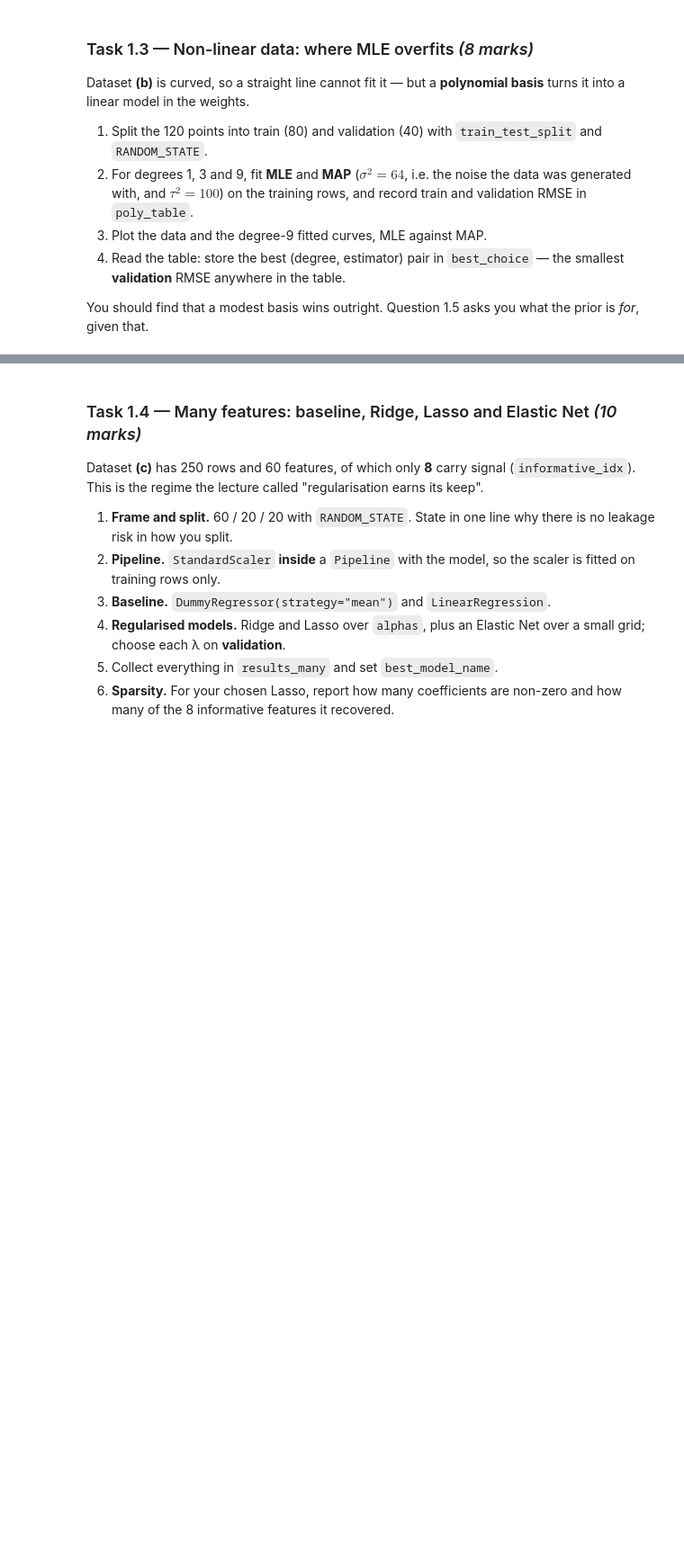
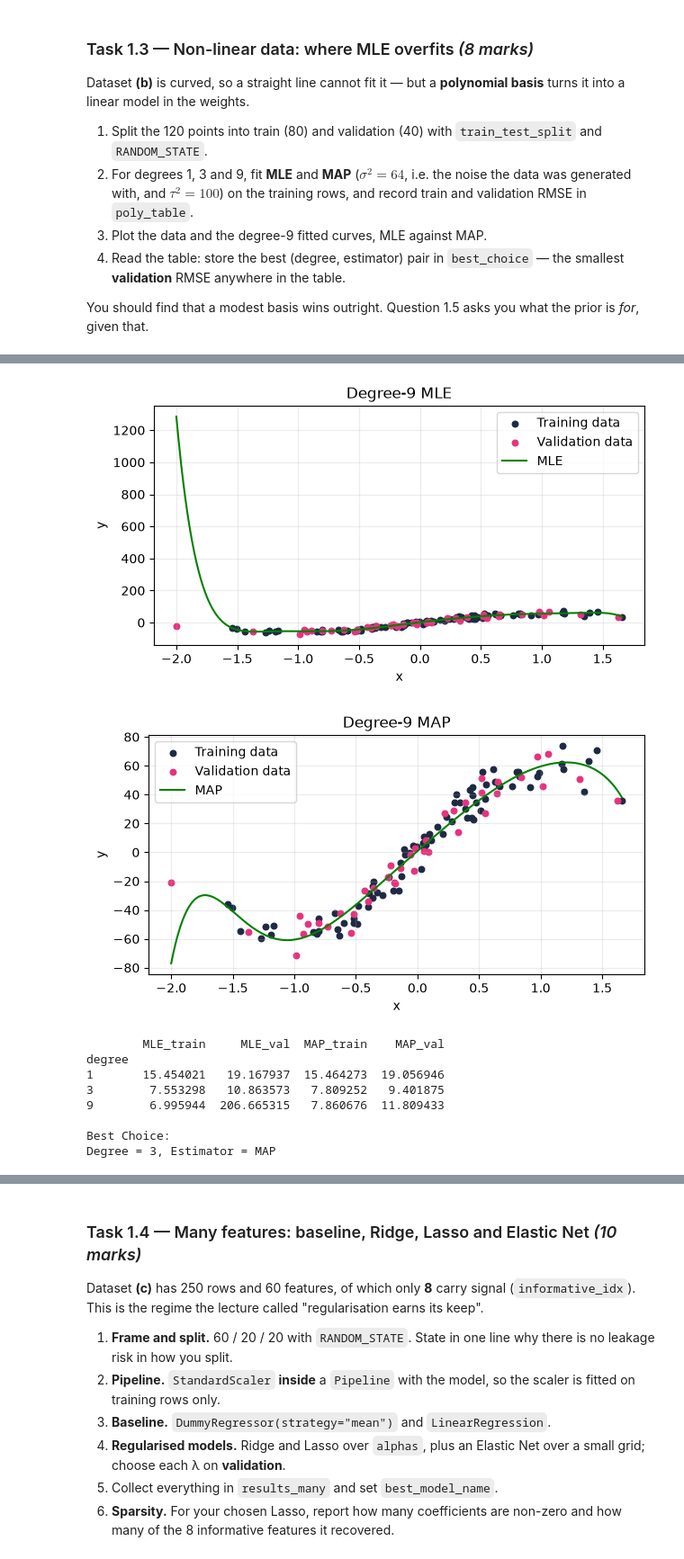
Before and after one commit to momoGrech/AdvancedAI_7CS133, a Jupyter notebook: Portfolio_Task1/AdvancedAI_7CS133_Portfolio_Task1.ipynb, the cells around one changed output, grey strips where cells are left out. Shown at 90% size. Cells and saved outputs as stored; diff of their text form; code cells hidden in the pictures; blank space fills up the shorter version.

```diff
--- a/Portfolio_Task1/AdvancedAI_7CS133_Portfolio_Task1.ipynb
+++ b/Portfolio_Task1/AdvancedAI_7CS133_Portfolio_Task1.ipynb
@@ -376,19 +394,81 @@ You should find that a modest basis wins outright. Question 1.5 asks you what th
+# %%
+def plot_polynomial_fit(x_train, y_train, x_val, y_val,
+                        weights, degree, estimator):
+    """Plot the observed data and one fitted polynomial curve."""
+    x_all = np.concatenate([x_train.ravel(), x_val.ravel()])
+    x_plot = np.linspace(x_all.min(), x_all.max(), 200)
+    Phi_plot = poly_design(x_plot, degree)
+
+    plt.figure(figsize=(6.4, 3.6))
+    plt.scatter(x_train.ravel(), y_train, color=UOW["navy"], label="Training data", s=22)
+    plt.scatter(x_val.ravel(), y_val, color=UOW["pink"], label="Validation data", s=22)
+    plt.plot(x_plot, Phi_plot @ weights, color="green", label=estimator)
+
+    plt.xlabel("x")
+    plt.ylabel("y")
+    plt.title(f"Degree-{degree} {estimator}")
+    plt.legend()
+    plt.tight_layout()
+    plt.show()
 # %%
 xtr_nl, xva_nl, ytr_nl, yva_nl = train_test_split(
     x_nl, y_nl, test_size=40, random_state=RANDOM_STATE)
 
 sigma2_nl, tau2_nl = 64.0, 100.0
 degrees = [1, 3, 9]
 
-# ===== YOUR CODE HERE =====
 # Build `poly_table` (index degree; columns MLE_train, MLE_val, MAP_train, MAP_val),
-# plot the data and the degree-9 MLE and MAP curves, and set `best_choice`
+poly_rows = []
+for degree in degrees:
+    Phi_nl = poly_design(xtr_nl, degree)
+    Phi_val_nl = poly_design(xva_nl, degree)
+    w_mle_nl = fit_mle(Phi_nl, ytr_nl)
+    w_map_nl = fit_map(Phi_nl, ytr_nl, sigma2_nl, tau2=tau2_nl)
+
+    ytr_mle_nl = Phi_nl @ w_mle_nl # Predictions for the 80 training points
+    yva_mle_nl = Phi_val_nl @ w_mle_nl # Predictions for the 40 validation points, using the same weights
+    ytr_map_nl = Phi_nl @ w_map_nl
+    yva_map_nl = Phi_val_nl @ w_map_nl
+
+
+    # Keep one row of train and validation errors for this degree.
+    poly_rows.append({
+        "MLE_train": root_mean_squared_error(ytr_nl, ytr_mle_nl),
+        "MLE_val": root_mean_squared_error(yva_nl, yva_mle_nl),
+        "MAP_train": root_mean_squared_error(ytr_nl, ytr_map_nl),
+        "MAP_val": root_mean_squared_error(yva_nl, yva_map_nl),
+    })
+
+# plot the data and the degree-9 MLE and MAP curves.
+plot_polynomial_fit(xtr_nl, ytr_nl, xva_nl, yva_nl, w_mle_nl, degree=9, estimator="MLE")
+
+plot_polynomial_fit(xtr_nl, ytr_nl, xva_nl, yva_nl, w_map_nl, degree=9, estimator="MAP")
+
 # to the (degree, "MLE" or "MAP") pair with the lowest validation RMSE.
-poly_table = None
-best_choice = None
-# ===== END OF YOUR CODE =====
+poly_table = pd.DataFrame(poly_rows, index=pd.Index(degrees, name="degree"))
 
-poly_table
+# setting `best_choice`
+best_degree, best_estimator = (
+    poly_table[["MLE_val", "MAP_val"]].stack().idxmin()
+)
+best_choice = (int(best_degree), best_estimator.split("_")[0])
+
+print(poly_table)
+print(
+    f"\nBest Choice:\n"
+    f"Degree = {best_choice[0]}, Estimator = {best_choice[1]}"
+)
+# %% [output]
+[figure, added]
+[figure, added]
+        MLE_train     MLE_val  MAP_train    MAP_val
+degree
+1       15.454021   19.167937  15.464273  19.056946
+3        7.553298   10.863573   7.809252   9.401875
+9        6.995944  206.665315   7.860676  11.809433
+
+Best Choice:
+Degree = 3, Estimator = MAP
 # %%
 # ===== SELF-CHECK 1.3 =====
 assert poly_table is not None and list(poly_table.index) == degrees, "One row per degree, please."
```
Also changed, not shown: parts of 23 cells of this notebook.
